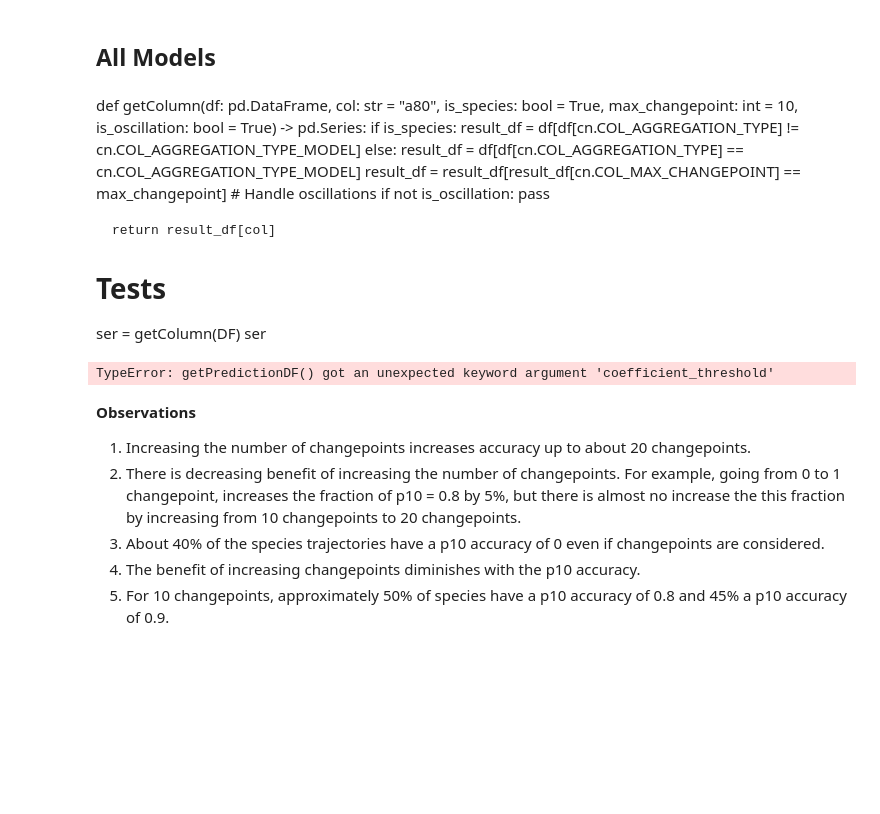
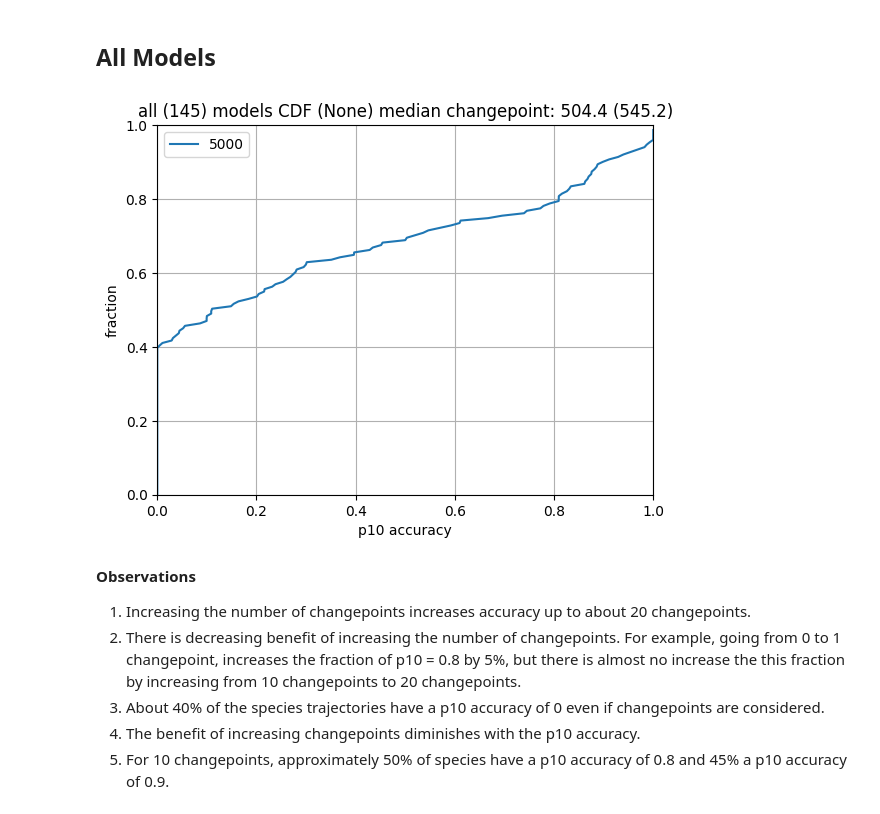
Before and after one commit to ModelEngineering/linearity_analysis, a Jupyter notebook: notebooks/piecewise_predictions.ipynb, the cells around one changed output. Drawn from its saved outputs; the diff is of its cells as text; code cells hidden in the pictures; blank space fills up the shorter version.

```diff
--- a/notebooks/piecewise_predictions.ipynb
+++ b/notebooks/piecewise_predictions.ipynb
@@ -187,20 +173,3 @@ Text(0.5, 1.0, 'CDF of Species by Model Size')
 # CDFs
 # %% [markdown]
 ## All Models
-# %% [markdown]
-def getColumn(df: pd.DataFrame, col: str = "a80",  is_species: bool = True, max_changepoint: int = 10,
-        is_oscillation: bool = True) -> pd.Series:
-    if is_species:
-        result_df = df[df[cn.COL_AGGREGATION_TYPE] != cn.COL_AGGREGATION_TYPE_MODEL]
-    else:
-        result_df = df[df[cn.COL_AGGREGATION_TYPE] == cn.COL_AGGREGATION_TYPE_MODEL]
-    result_df = result_df[result_df[cn.COL_MAX_CHANGEPOINT] == max_changepoint]
-    # Handle oscillations
-    if not is_oscillation:
-        pass
-
-    return result_df[col]
-
-# Tests
-ser = getColumn(DF)
-ser
@@ -207,11 +193,11 @@ ser
 # %%
 def plotCDF(coefficient_threshold: Optional[float] = None,
-            is_species: bool = True,
+            is_species: bool = False,
             col="p10",
             is_non_oscillating: Optional[bool] = None,
             max_fractional_reduction: Optional[float] = None) -> pd.DataFrame:
     # Construct the dataframe to process
-    if True:
+    if False:
         df = getPredictionDF(coefficient_threshold=coefficient_threshold,
             max_fractional_reduction=max_fractional_reduction)
     else:
@@ -224,37 +210,39 @@ def plotCDF(coefficient_threshold: Optional[float] = None,
 #        #
 #        sel = df["key"].isin(NONOSCILLATION_DF["key"].unique())
 #        if is_non_oscillating:
 #            df = df[sel]
 #        else:
 #            df = df[~sel]
     #
     obs_max_changepoints = df["max_changepoint"].unique()
-    dct = {c: getColumn(df, col=col, max_changepoint = c, is_species=is_species) for c in obs_max_changepoints}
+    sel = df[cn.COL_AGGREGATION_TYPE] == "model"
+    dct = {c: df[sel][col].to_numpy() for c in obs_max_changepoints}
+    #dct = {c: getColumn(df, col=col, max_changepoint = c, is_species=is_species) for c in obs_max_changepoints}
     for key, value in dct.items():
         Score.plotCDFArray(value)
     ax = plt.gca()
     ax.legend([str(c) for c in obs_max_changepoints])
     ax.set_xlabel(col + " accuracy")
     qualifier1 = "species" if is_species else "models"
     model_length = len(df[cn.COL_SYSTEM_ID].unique())
     species_length = len(df) - model_length
     if is_species:
         length = species_length
     else:
         length = model_length
     if is_non_oscillating is None:
         qualifier2 = "all"
     else:
         qualifier2 = "non-oscillating" if is_non_oscillating else "oscillating"
     mean_num_changepoint = round(df[cn.COL_NUM_CHANGEPOINT].mean(), 1)
     std_num_changepoint = round(df[cn.COL_NUM_CHANGEPOINT].std(), 1)
-    ax.set_title(f"{qualifier2} ({length}) {qualifier1} CDF ({coefficient_threshold}) mean changepoint: {mean_num_changepoint} ({std_num_changepoint})")
+    ax.set_title(f"{qualifier2} ({length}) {qualifier1} CDF ({coefficient_threshold}) median changepoint: {mean_num_changepoint} ({std_num_changepoint})")
     #
     return df
 
-DF = plotCDF(is_species=True)
+DF = plotCDF(is_species=False)
 # %% [output]
-TypeError: getPredictionDF() got an unexpected keyword argument 'coefficient_threshold'
+[figure, added]
 # %%
 _ = plotCDF(max_changepoints=[5000], is_species=False, col="p50")
 # %%
```
Also changed, not shown: parts of 7 cells of this notebook, 2 other files.
